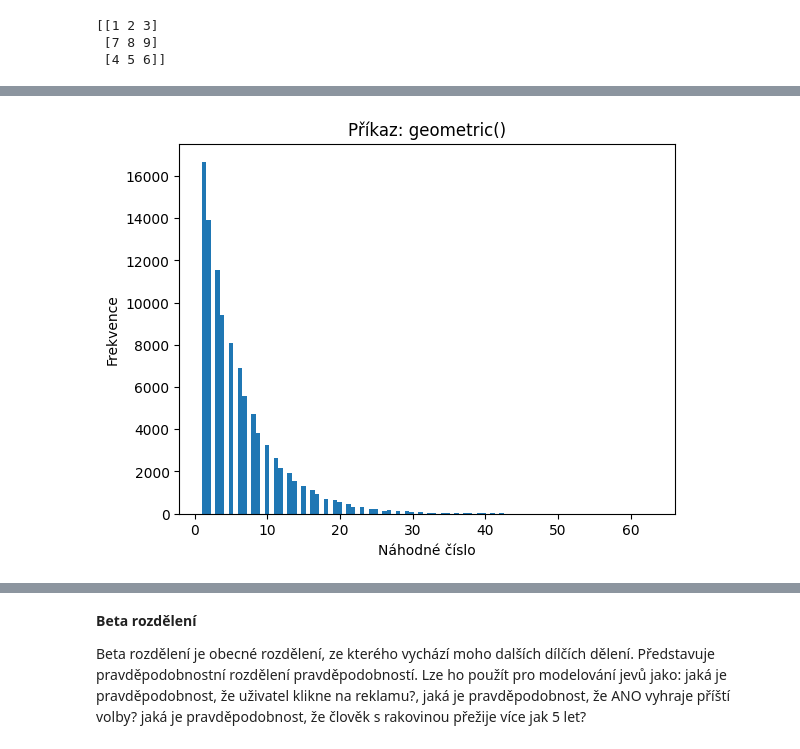
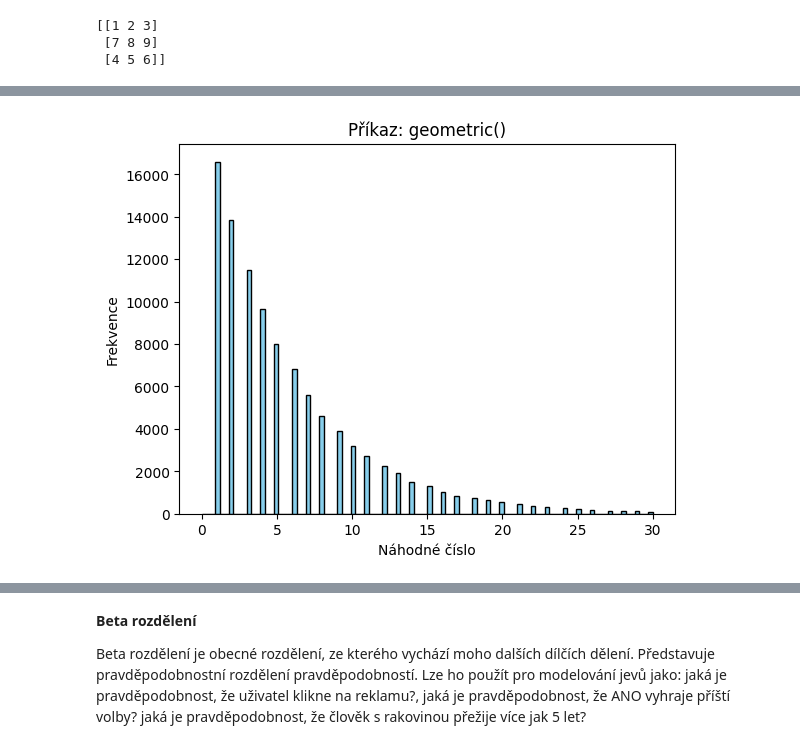
Before and after one commit to pkbcz/MSW2, a Jupyter notebook: 07 generatory.ipynb, the cells around one changed output, grey strips where cells are left out. Cells and saved outputs as stored; diff of their text form; code cells hidden in the pictures.

```diff
--- a/07 generatory.ipynb
+++ b/07 generatory.ipynb
@@ -657,9 +869,9 @@ Modeluje počet neúspěchů před prvním úspěchem v řadě Bernoulliovských
 # %%
 from numpy.random import geometric
 
-#Kolikrat musí člověk hodit 6-stěnnou kostkou než padně číslo 6? Opakujeme 100000
+#Kolikrat musí člověk hodit 6-stěnnou kostkou, než padně číslo 6? Opakujeme 100000
 x = geometric(p=1/6, size=100000)
-plt.hist(x, bins=100)
+plt.hist(x, bins=100, range=(0,30), color='skyblue', edgecolor='black')         # počet binů, rozsah (při 100 000 opakováních někdy čekáme až 60×)
 plt.gca().set(title='Příkaz: geometric()', ylabel='Frekvence', xlabel="Náhodné číslo");
 # %% [output]
-[figure, old version]
+[figure, new version]
```
Also changed, not shown: parts of 80 cells of this notebook, 17 other files.
